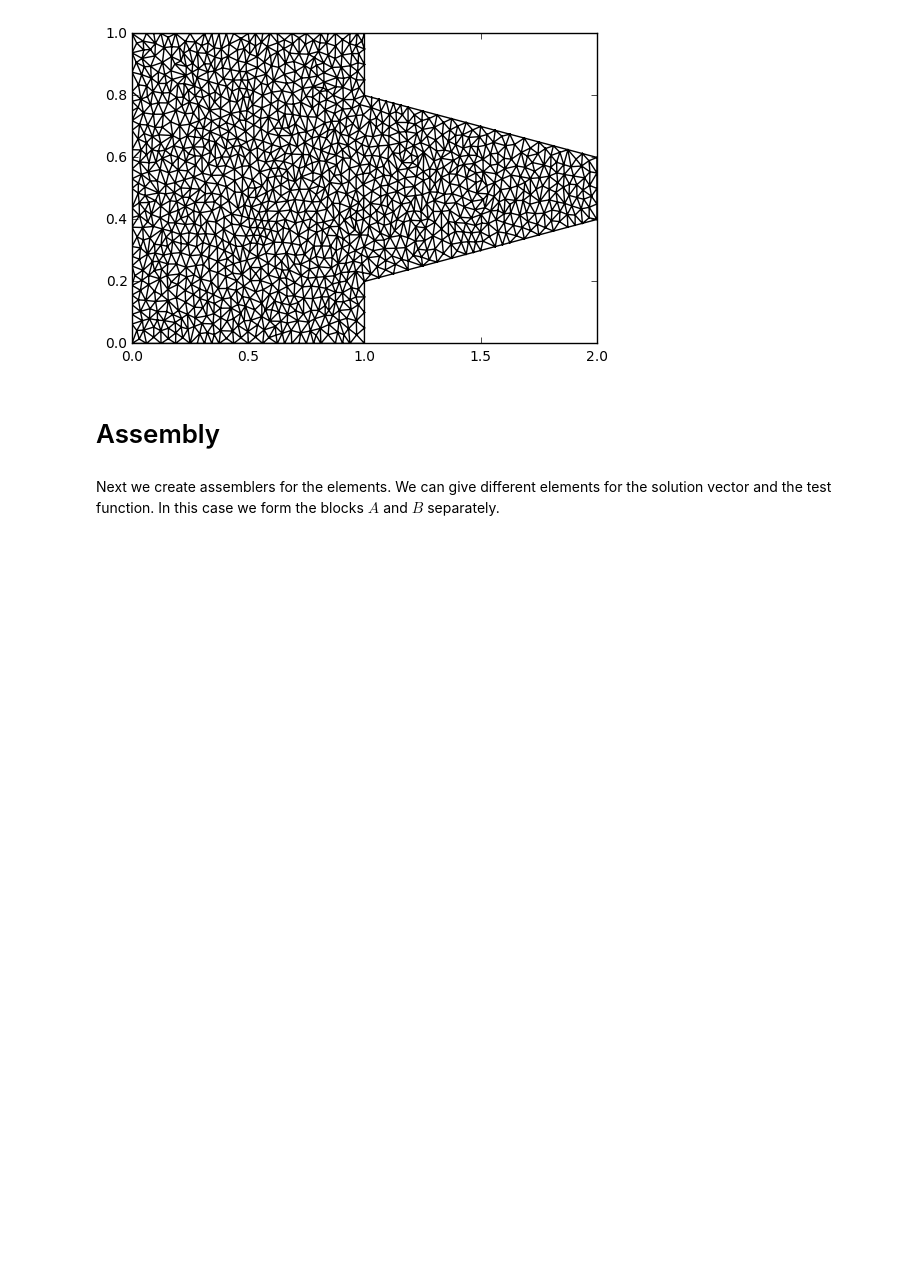
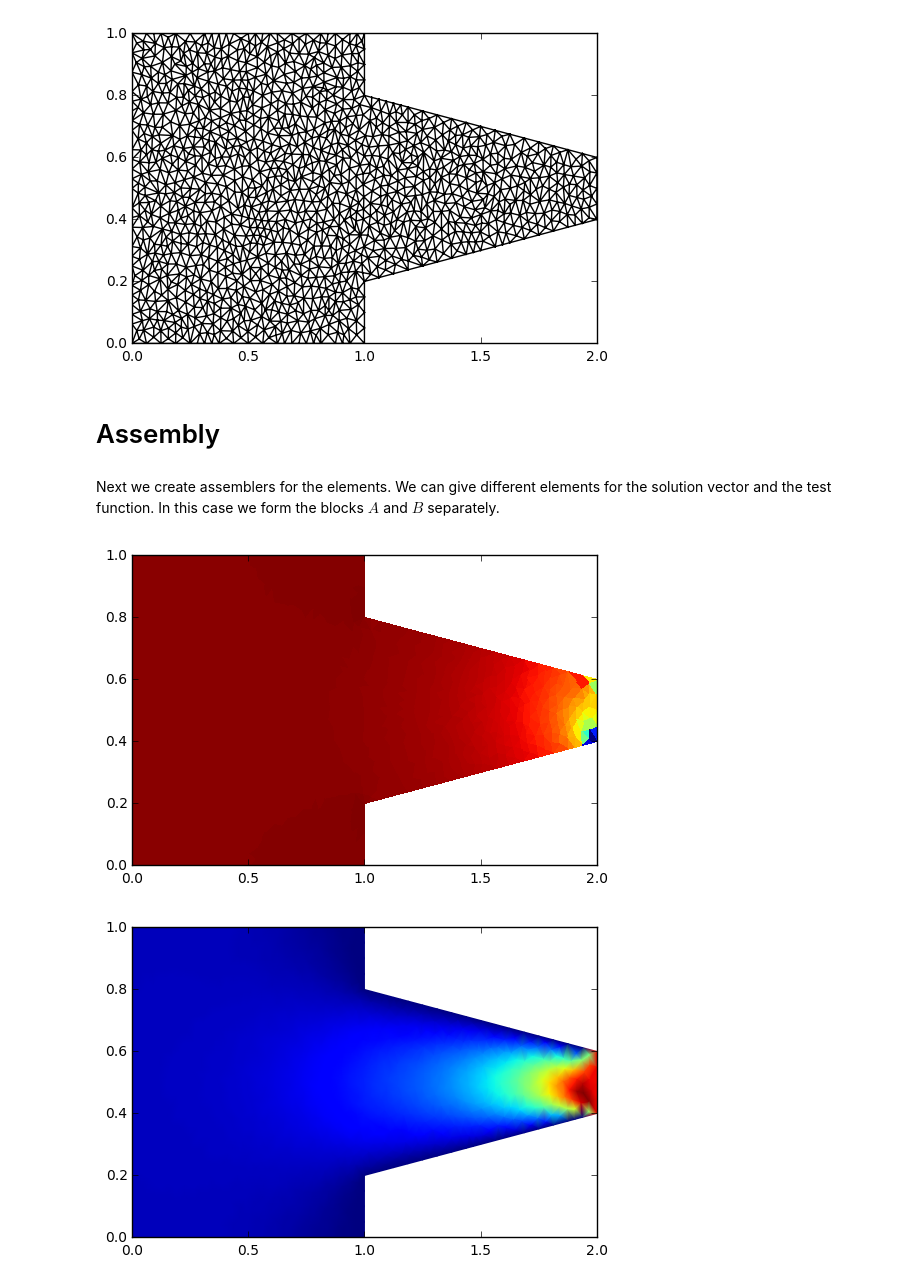
Before and after one commit to kinnala/sp.fem, a Jupyter notebook: learning/Example 1 - Stokes equations.ipynb, the cells around one changed output. Drawn from its saved outputs; the diff is of its cells as text; code cells hidden in the pictures; blank space fills up the shorter version.

```diff
--- a/learning/Example 1 - Stokes equations.ipynb
+++ b/learning/Example 1 - Stokes equations.ipynb
@@ -31,6 +31,7 @@ Next we create assemblers for the elements. We can give different elements for t
 # %%
 a = AssemblerElement(m, ElementH1Vec(ElementTriP2()))
 b = AssemblerElement(m, ElementH1Vec(ElementTriP2()), ElementTriP1())
+c = AssemblerElement(m, ElementTriP1())
 # %%
 def stokes_bilinear_a(du, dv):
     def inner_product(a, b):
@@ -52,3 +53,34 @@ def stokes_bilinear_b(du, v):
     return (du[0][0]+du[1][1])*v
 
 B = b.iasm(stokes_bilinear_b)
+# %%
+from spfem.utils import stack
+from scipy.sparse import csr_matrix
+eps = 1e-1
+C = c.iasm(lambda u, v: u*v)
+K = stack(np.array([[A, B.T], [B, -eps*C]])).tocsr()
+# %%
+from spfem.utils import direct
+import copy
+x = np.zeros(K.shape[0])
+f = copy.deepcopy(x)
+
+# find DOF sets manually. some helper functions for this are planned in the future
+dirichlet_nodes = np.intersect1d(m.boundary_nodes(), m.nodes_satisfying(lambda x,y: x >= 1.0))
+dirichlet_facets = np.intersect1d(m.boundary_facets(), m.facets_satisfying(lambda x,y: x >= 1.0))
+inflow_nodes = np.intersect1d(m.boundary_nodes(), m.nodes_satisfying(lambda x,y: x == 2.0))
+inflow_facets = np.intersect1d(m.boundary_facets(), m.facets_satisfying(lambda x,y: x == 2.0))
+dirichlet_dofs = a.dofnum_u.getdofs(N=dirichlet_nodes, F=dirichlet_facets)
+inflow_dofs = a.dofnum_u.getdofs(N=inflow_nodes, F=inflow_facets)
+
+# set inflow condition and solve
+x[inflow_dofs] = -1.0
+I = np.setdiff1d(np.arange(K.shape[0]), dirichlet_dofs)
+x = direct(K, f, x=x, I=I)
+# %%
+m.plot(x[np.arange(C.shape[0]) + A.shape[0]])
+m.plot(np.sqrt(x[a.dofnum_u.n_dof[0, :]]**2+x[a.dofnum_u.n_dof[0, :]]**2), smooth=True)
+m.show()
+# %% [output]
+[figure, added]
+[figure, added]
```
Also changed, not shown: 1 other file.
